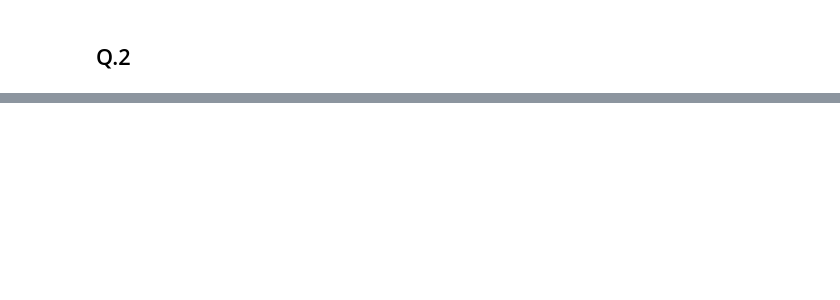
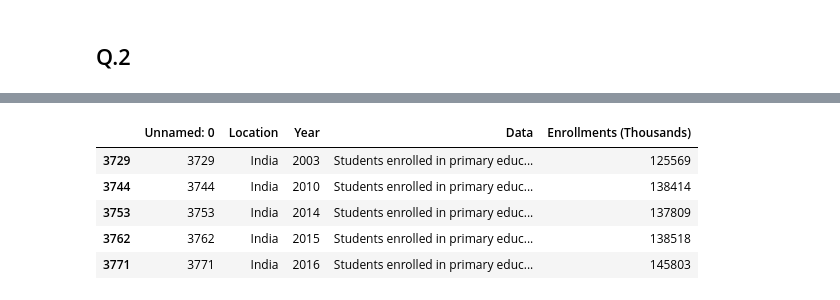
Before and after one commit to RealDogDad/exoplanetary-extrapolation, a Jupyter notebook: assignments/midterm.ipynb, the cells around one changed output, grey strips where cells are left out. Saved outputs shown, nothing was run; the diff lists cells and outputs as text; code cells hidden in the pictures; blank space fills up the shorter version.

```diff
--- a/assignments/midterm.ipynb
+++ b/assignments/midterm.ipynb
@@ -146,7 +176,12 @@ edu
 # %%
-# (c) Find the unique values in the column “Data”, and then create a list.
-# (d) Create a new dataframe, df2, of primary students’ enrollment in India by filtering and selecting from
-# the original datarame.-'Region/Country/Area' == “India”.-'Data' == “Students enrolled in primary education (thousands)”
-# (e) From df2, create a series with index = “Year”, and values = “Enrollments (Thousands)”.
-# (f)  Between “Year” = 2003 and “Year” = 2016, insert the missing years to the series.
-# Fill the missing values of primary students’ enrollment with the average of the enrollment values.
+# (d) Create a new dataframe, df2, of primary students’ enrollment in India by filtering and selecting from the original dataframe.-'Region/Country/Area' == “India”.-'Data' == “Students enrolled in primary education (thousands)”
+
+df2 = edu.loc[(edu['Location'] == 'India') & (edu['Data'] == 'Students enrolled in primary education (thousands)')]
+display(df2)
+# %% [output]
+|  | Unnamed: 0 | Location | Year | Data | Enrollments (Thousands) |
+| 3729 | 3729 | India | 2003 | Students enrolled in primary educ... | 125569 |
+| 3744 | 3744 | India | 2010 | Students enrolled in primary educ... | 138414 |
+| 3753 | 3753 | India | 2014 | Students enrolled in primary educ... | 137809 |
+| 3762 | 3762 | India | 2015 | Students enrolled in primary educ... | 138518 |
+| 3771 | 3771 | India | 2016 | Students enrolled in primary educ... | 145803 |
```
Also changed, not shown: parts of 19 cells of this notebook, 5 other files.
